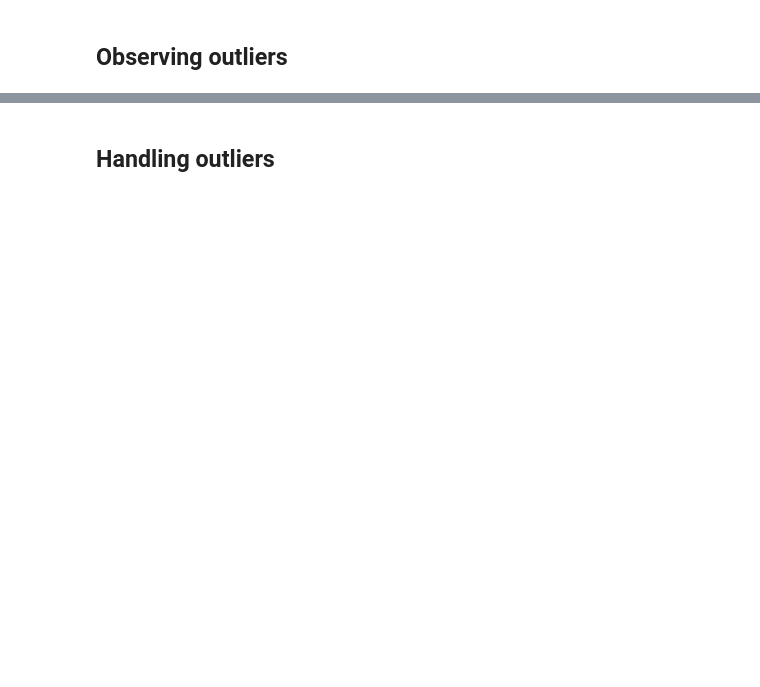
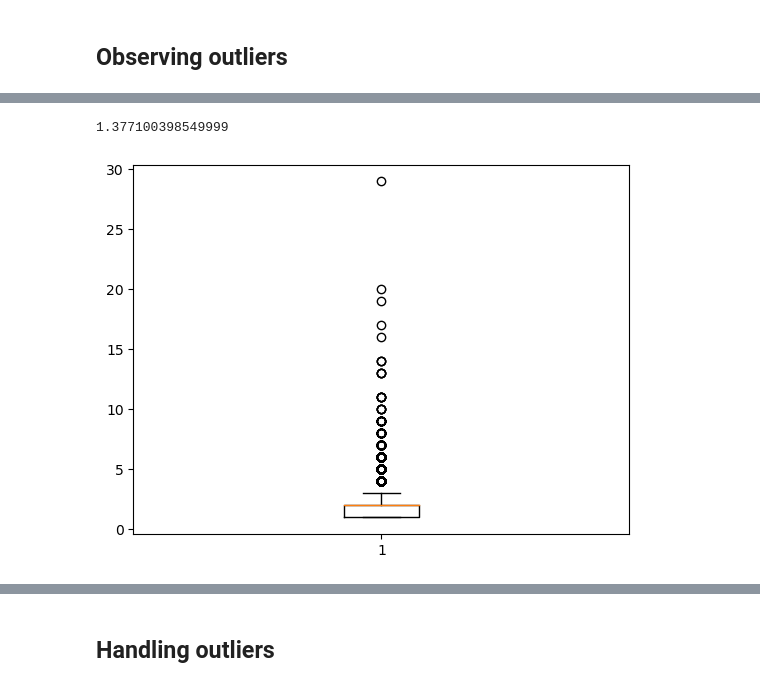
Before and after one commit to YoussefAswad/de-project, a Jupyter notebook: Milestone 1 template.ipynb, the cells around one changed output, grey strips where cells are left out. Drawn from its saved outputs; the diff is of its cells as text; code cells hidden in the pictures; blank space fills up the shorter version.

Commit message:
Cleaning done (date)

```diff
--- a/Milestone 1 template.ipynb
+++ b/Milestone 1 template.ipynb
@@ -432,0 +414,11 @@ df_accidents_1980_clean.head(50)
+# %%
+plt.boxplot(df_accidents_1980_clean['number_of_vehicles'])
+
+z = np.abs(stats.zscore(df_accidents_1980_clean['number_of_vehicles']))
+
+veh_filtered_entries = z < 3
+(np.bitwise_not(veh_filtered_entries).sum() /
+ len(df_accidents_1980_clean.index)) * 100
+# %% [output]
+1.377100398549999
+[figure, added]
```
Also changed, not shown: parts of 12 cells of this notebook.
